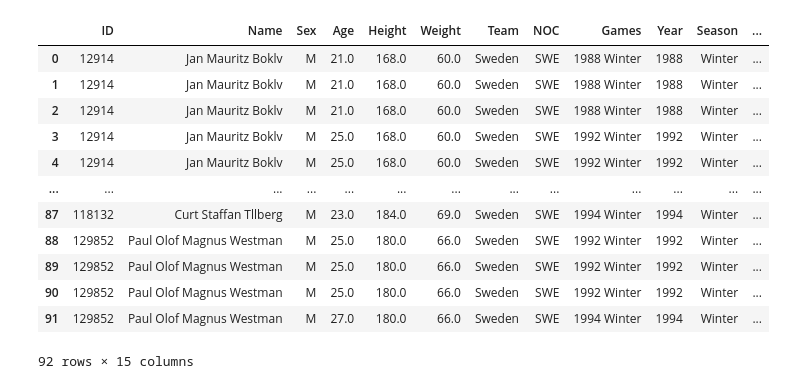
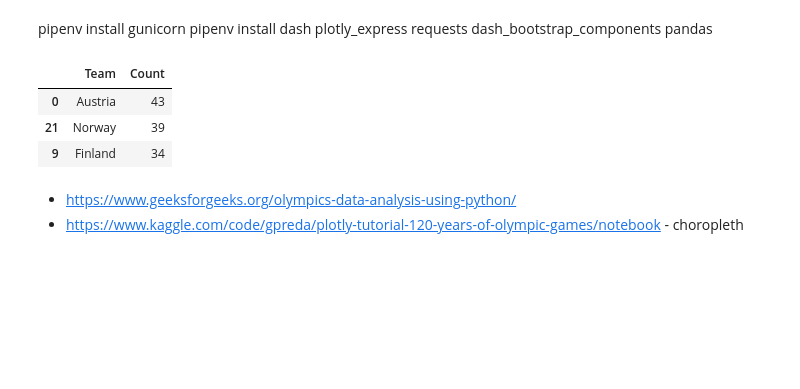
Before and after one commit to Danneftw1/Projekt-Databehandling, a Jupyter notebook: Uppgift_2_grafer.ipynb, the cells around one changed output. Drawn from its saved outputs; the diff is of its cells as text; code cells hidden in the pictures; blank space fills up the shorter version.

```diff
--- a/Uppgift_2_grafer.ipynb
+++ b/Uppgift_2_grafer.ipynb
@@ -13,16 +9,0 @@ ski_jumping = sweden_athlete[(sweden_athlete["Sport"] == "Ski Jumping")].reset_i
-# %%
-ski_jumping
-# %% [output]
-|  | ID | Name | Sex | Age | Height | Weight | Team | NOC | Games | Year | Season | ... |
-| 0 | 12914 | Jan Mauritz Boklv | M | 21.0 | 168.0 | 60.0 | Sweden | SWE | 1988 Winter | 1988 | Winter | ... |
-| 1 | 12914 | Jan Mauritz Boklv | M | 21.0 | 168.0 | 60.0 | Sweden | SWE | 1988 Winter | 1988 | Winter | ... |
-| 2 | 12914 | Jan Mauritz Boklv | M | 21.0 | 168.0 | 60.0 | Sweden | SWE | 1988 Winter | 1988 | Winter | ... |
-| 3 | 12914 | Jan Mauritz Boklv | M | 25.0 | 168.0 | 60.0 | Sweden | SWE | 1992 Winter | 1992 | Winter | ... |
-| 4 | 12914 | Jan Mauritz Boklv | M | 25.0 | 168.0 | 60.0 | Sweden | SWE | 1992 Winter | 1992 | Winter | ... |
-| ... | ... | ... | ... | ... | ... | ... | ... | ... | ... | ... | ... | ... |
-| 87 | 118132 | Curt Staffan Tllberg | M | 23.0 | 184.0 | 69.0 | Sweden | SWE | 1994 Winter | 1994 | Winter | ... |
-| 88 | 129852 | Paul Olof Magnus Westman | M | 25.0 | 180.0 | 66.0 | Sweden | SWE | 1992 Winter | 1992 | Winter | ... |
-| 89 | 129852 | Paul Olof Magnus Westman | M | 25.0 | 180.0 | 66.0 | Sweden | SWE | 1992 Winter | 1992 | Winter | ... |
-| 90 | 129852 | Paul Olof Magnus Westman | M | 25.0 | 180.0 | 66.0 | Sweden | SWE | 1992 Winter | 1992 | Winter | ... |
-| 91 | 129852 | Paul Olof Magnus Westman | M | 27.0 | 180.0 | 66.0 | Sweden | SWE | 1994 Winter | 1994 | Winter | ... |
-92 rows × 15 columns
@@ -38,0 +10,24 @@ px.bar(ski_jumping,
+# %% [markdown]
+pipenv install gunicorn
+pipenv install dash plotly_express requests dash_bootstrap_components pandas
+# %%
+# sorted in descending order, the countries with most medals, took out the top 3
+
+ski_jumping = athlete_events[(athlete_events["Sport"] == "Ski Jumping")]
+
+skiing_olympics = (
+    ski_jumping.groupby(["Team"])["Medal"]
+    .count()
+    .reset_index(name="Count") # new name for medal column
+    .sort_values(["Count"], ascending=False)
+)
+
+skiing_olympics.head(3)
+# %% [output]
+|  | Team | Count |
+| 0 | Austria | 43 |
+| 21 | Norway | 39 |
+| 9 | Finland | 34 |
+# %% [markdown]
+- https://www.geeksforgeeks.org/olympics-data-analysis-using-python/
+- https://www.kaggle.com/code/gpreda/plotly-tutorial-120-years-of-olympic-games/notebook - choropleth
```
Also changed, not shown: parts of 7 cells of this notebook.
